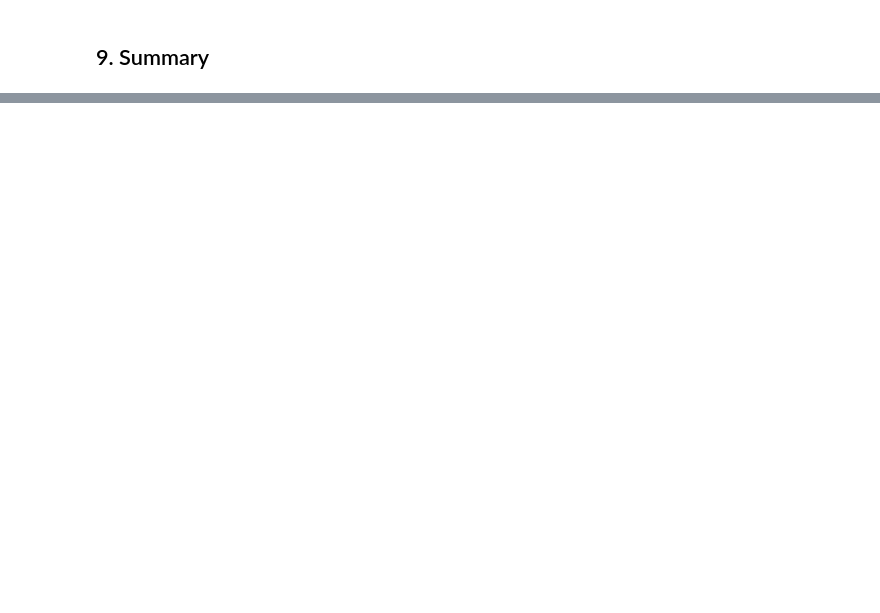
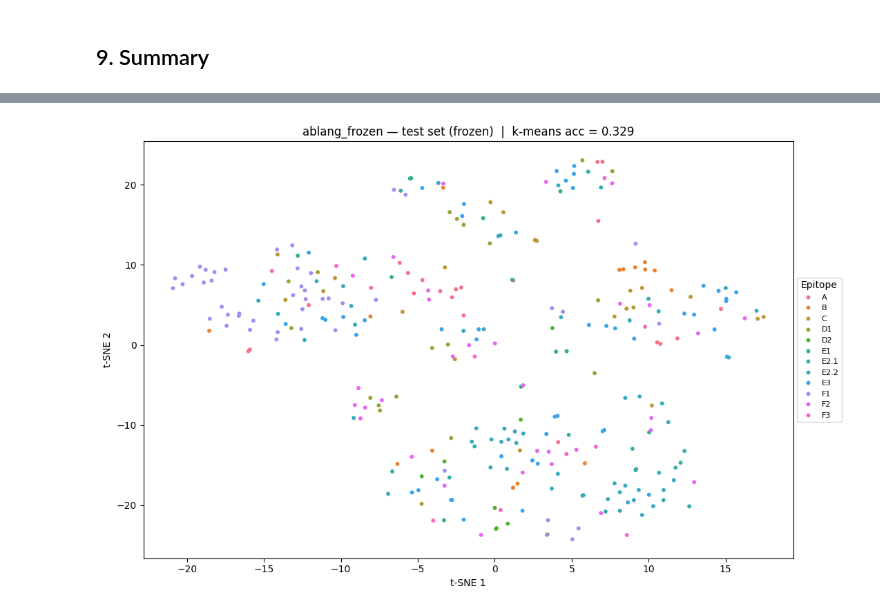
Before and after one commit to sgabriel17/contrastive_learning_for_antibody-epitope_reimplementation, a Jupyter notebook: notebooks/01_frozen_baseline.ipynb, the cells around one changed output, grey strips where cells are left out. Drawn from its saved outputs; the diff is of its cells as text; code cells hidden in the pictures; blank space fills up the shorter version.

```diff
--- a/notebooks/01_frozen_baseline.ipynb
+++ b/notebooks/01_frozen_baseline.ipynb
@@ -344,0 +486,82 @@ Total pairs evaluated: 46,971
+# %%
+import json
+from pathlib import Path
+
+# AbLang embeddings for train/val/test (pre-computed in rbd_dataset.pd)
+ablang_frozen_train = F.normalize(torch.tensor(
+    np.stack(df_train["EMBEDDING"].values), dtype=torch.float32), dim=1)
+ablang_frozen_val = F.normalize(torch.tensor(
+    np.stack(df_val["EMBEDDING"].values), dtype=torch.float32), dim=1)
+
+ablang_ft_train = F.normalize(torch.tensor(
+    np.stack(df_finetuned[df_finetuned["DATASET"] == "TRAIN"]["EMBEDDING"].values),
+    dtype=torch.float32), dim=1)
+ablang_ft_val = F.normalize(torch.tensor(
+    np.stack(df_finetuned[df_finetuned["DATASET"] == "VAL"]["EMBEDDING"].values),
+    dtype=torch.float32), dim=1)
+
+frozen_models = {
+    "ablang_frozen":    (ablang_frozen_train, ablang_frozen_val, ablang_frozen_embeddings),
+    "ablang_rbd1":      (ablang_ft_train, ablang_ft_val, ablang_finetuned_embeddings),
+    "antiberty_frozen": (ab_train_emb, ab_val_emb, ab_test_emb),
+    "esm2_frozen":      (esm_train_emb, esm_val_emb, esm_test_emb),
+}
+
+frozen_results = {}
+output_base = Path(os.pardir) / "results" / "frozen_fixed"
+output_base.mkdir(parents=True, exist_ok=True)
+
+for name, (train_emb, val_emb, test_emb) in frozen_models.items():
+    print(f"\n{'='*60}")
+    print(f"Evaluating: {name}")
+    print(f"{'='*60}")
+
+    metrics = evaluate_embedding_sets(
+        train_emb, train_labels,
+        val_emb, val_labels,
+        test_emb, labels,  # `labels` = test labels from cell 2
+    )
+
+    # t-SNE: test set
+    tsne_test = plot_tsne(
+        test_emb, labels,
+        title=f"{name} — test set (frozen)",
+        perplexity=30,
+        save_path=output_base / f"{name}_tsne_test.png",
+    )
+    metrics["tsne_test"] = tsne_test
+
+    # t-SNE: train + test combined
+    combined_emb = torch.cat([train_emb, test_emb], dim=0)
+    combined_labels = np.concatenate([train_labels, labels])
+    tsne_combined = plot_tsne(
+        combined_emb, combined_labels,
+        title=f"{name} — train + test (frozen)",
+        perplexity=30,
+        save_path=output_base / f"{name}_tsne_train_test.png",
+    )
+    metrics["tsne_train_test"] = tsne_combined
+
+    # Cosine similarity distributions (Holt et al. Figure 3A style)
+    y_true_tvt, y_score_tvt = _binary_pair_scores(
+        train_emb, train_labels, test_emb, labels, same_dataset=False,
+    )
+    y_true_tt, y_score_tt = _binary_pair_scores(
+        test_emb, labels, test_emb, labels, same_dataset=True,
+    )
+    plot_cosine_distributions(
+        {
+            f"{name} Train vs Test": (y_true_tvt, y_score_tvt),
+            f"{name} Test vs Test": (y_true_tt, y_score_tt),
+        },
+        title=f"Cosine Similarity — {name}",
+        save_path=output_base / f"{name}_cosine_distributions.png",
+    )
+
+    frozen_results[name] = metrics
+
+    out_path = output_base / f"{name}_final_eval.json"
+    out_path.write_text(json.dumps(metrics, indent=2) + "\n")
+    print(f"Saved → {out_path}")
+    print(json.dumps(metrics, indent=2))
+# %% [output]
@@ -344,0 +571 @@ Total pairs evaluated: 46,971
+[figure, added]
```
Also changed, not shown: parts of 16 cells of this notebook, 35 other files.
